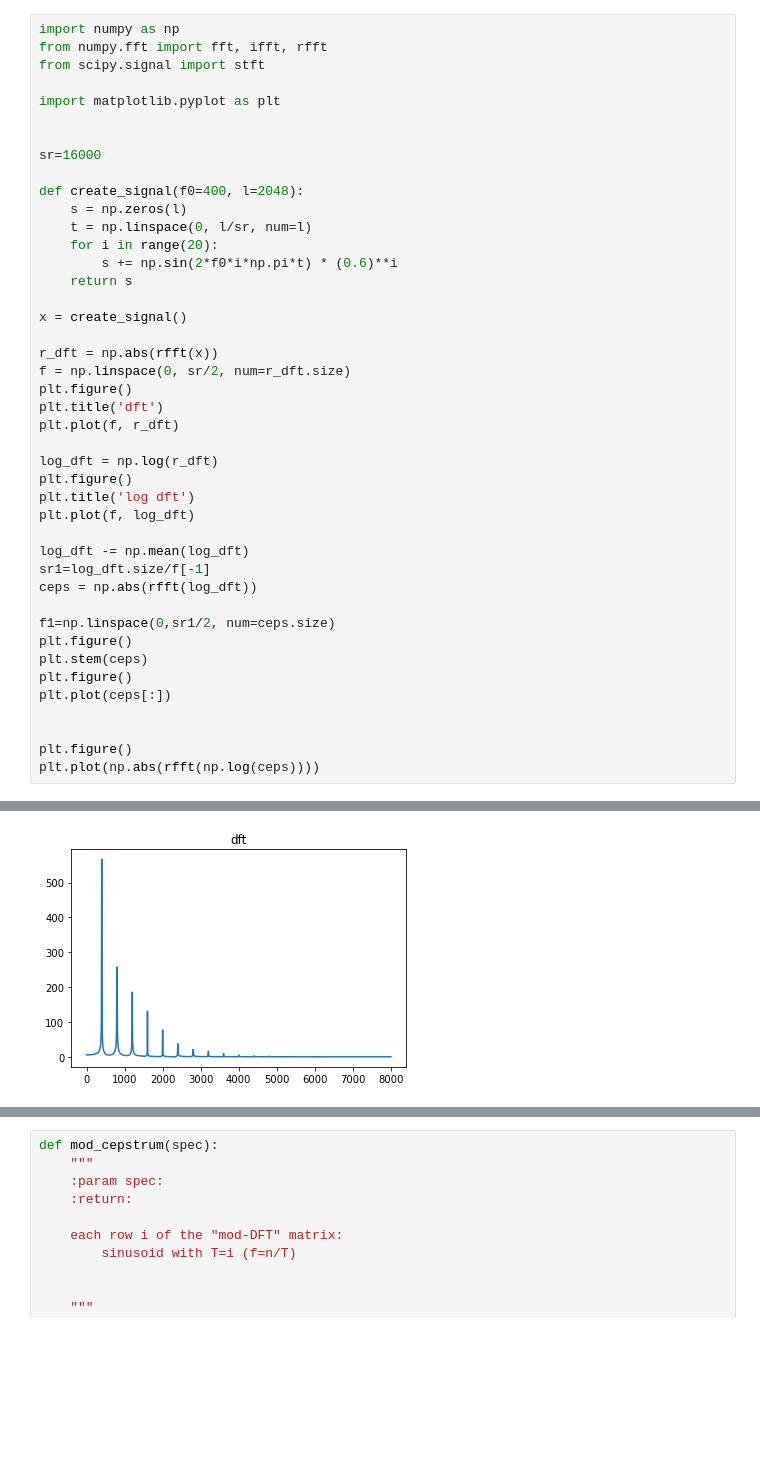
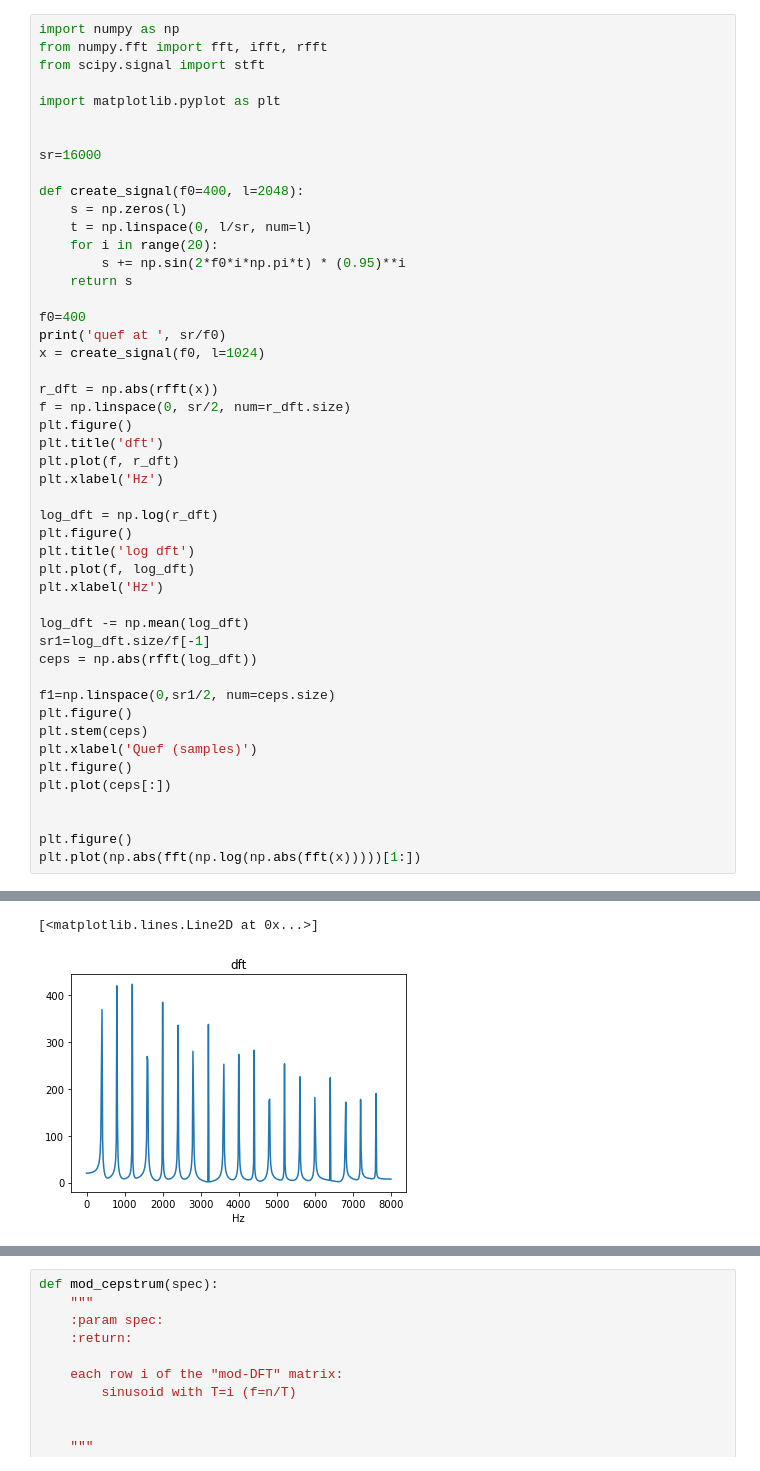
Before and after one commit to yunquian/CS-545-Project, a Jupyter notebook: playground.ipynb, the cells around one changed output, grey strips where cells are left out. Cells and saved outputs as stored; diff of their text form; blank space fills up the shorter version.

```diff
--- a/playground.ipynb
+++ b/playground.ipynb
@@ -12,21 +12,25 @@ def create_signal(f0=400, l=2048):
     s = np.zeros(l)
     t = np.linspace(0, l/sr, num=l)
     for i in range(20):
-        s += np.sin(2*f0*i*np.pi*t) * (0.6)**i
+        s += np.sin(2*f0*i*np.pi*t) * (0.95)**i
     return s
 
-x = create_signal()
+f0=400
+print('quef at ', sr/f0)
+x = create_signal(f0, l=1024)
 
 r_dft = np.abs(rfft(x))
 f = np.linspace(0, sr/2, num=r_dft.size)
 plt.figure()
 plt.title('dft')
 plt.plot(f, r_dft)
+plt.xlabel('Hz')
 
 log_dft = np.log(r_dft)
 plt.figure()
 plt.title('log dft')
 plt.plot(f, log_dft)
+plt.xlabel('Hz')
 
 log_dft -= np.mean(log_dft)
 sr1=log_dft.size/f[-1]
@@ -35,10 +39,11 @@ ceps = np.abs(rfft(log_dft))
 f1=np.linspace(0,sr1/2, num=ceps.size)
 plt.figure()
 plt.stem(ceps)
+plt.xlabel('Quef (samples)')
 plt.figure()
 plt.plot(ceps[:])
 
 
 plt.figure()
-plt.plot(np.abs(rfft(np.log(ceps))))
+plt.plot(np.abs(fft(np.log(np.abs(fft(x)))))[1:])
 # %% [output]
@@ -46 +51,2 @@ plt.plot(np.abs(rfft(np.log(ceps))))
+[<matplotlib.lines.Line2D at 0x...>]
-[figure, old version]
+[figure, new version]
```
Also changed, not shown: parts of 2 cells of this notebook, 15 other files.
